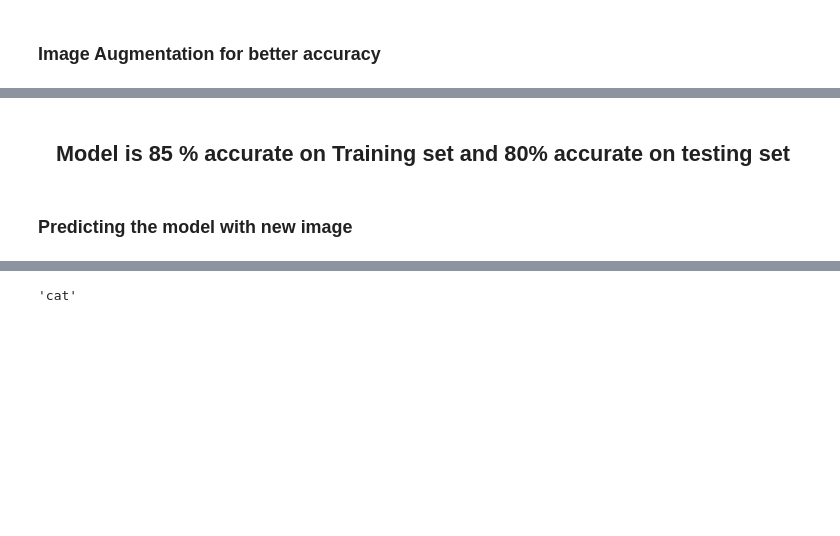
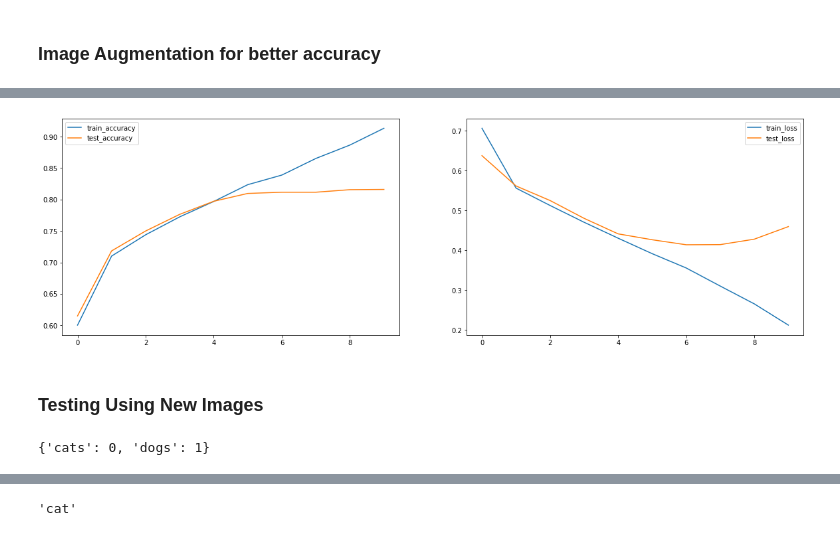
Before and after one commit to soumyajit4419/Deep_Learning_Projects, a Jupyter notebook: Cat_Dog_Classification [CNN]/Dog_Cat_Classifier.ipynb, the cells around one changed output, grey strips where cells are left out. Drawn from its saved outputs; the diff is of its cells as text; code cells hidden in the pictures; blank space fills up the shorter version.

Commit message:
updated model with better accuracy

```diff
--- a/Cat_Dog_Classification [CNN]/Dog_Cat_Classifier.ipynb
+++ b/Cat_Dog_Classification [CNN]/Dog_Cat_Classifier.ipynb
@@ -83,7 +186,7 @@ Found 8000 images belonging to 2 classes.
 # %%
 testing_set = test_datagen.flow_from_directory(
-        './dataset/test_set',
-        target_size=(128,128),
-        batch_size=32,
+        '/tmp/cats-v-dogs/testing',
+        target_size=(150,150),
+        batch_size=64,
         class_mode='binary')
 # %% [output]
@@ -91,8 +194,22 @@ Found 2000 images belonging to 2 classes.
+# %%
+nb_train_samples=22498
+nb_validation_samples=2500
+batch_size=64
+# %%
+filepath = os.path.join("./cat_dog/model_v{epoch}.hdf5")
+checkpoint = tf.keras.callbacks.ModelCheckpoint(filepath,
+                                             monitor='val_accuracy',
+                                             verbose=1,
+                                             save_best_only=True,
+                                             mode='max')
+callbacks = [checkpoint]
 # %%
-model.fit_generator(
+history=model.fit_generator(
         training_set,
-        steps_per_epoch=8000,
-        epochs=5,
+        steps_per_epoch=nb_train_samples// batch_size,
+        epochs=10,
         validation_data=testing_set,
-        validation_steps=2000)
+        callbacks=callbacks,
+        validation_steps=nb_validation_samples // batch_size
+        )
 # %% [output]
@@ -110,4 +233,0 @@ Epoch 5/5
-# %% [markdown]
-## <center>Model is 85 % accurate on Training set and 80% accurate on testing set</center>
-# %% [markdown]
-### Predicting the model with new image
@@ -115,0 +234,17 @@ from tensorflow.keras.preprocessing import image
+# %%
+fig,(ax1,ax2)=plt.subplots(nrows=1,ncols=2,figsize=(20,6))
+ax1.plot(history.history['accuracy'],label='train_accuracy')
+ax1.plot(history.history['val_accuracy'],label='test_accuracy')
+ax1.legend()
+ax2.plot(history.history['loss'],label='train_loss')
+ax2.plot(history.history['val_loss'],label='test_loss')
+ax2.legend()
+plt.show()
+# %% [output]
+[figure, added]
+# %% [markdown]
+### Testing Using New Images
+# %%
+training_set.class_indices
+# %% [output]
+{'cats': 0, 'dogs': 1}
```
Also changed, not shown: parts of 43 cells of this notebook, 2 other files.
